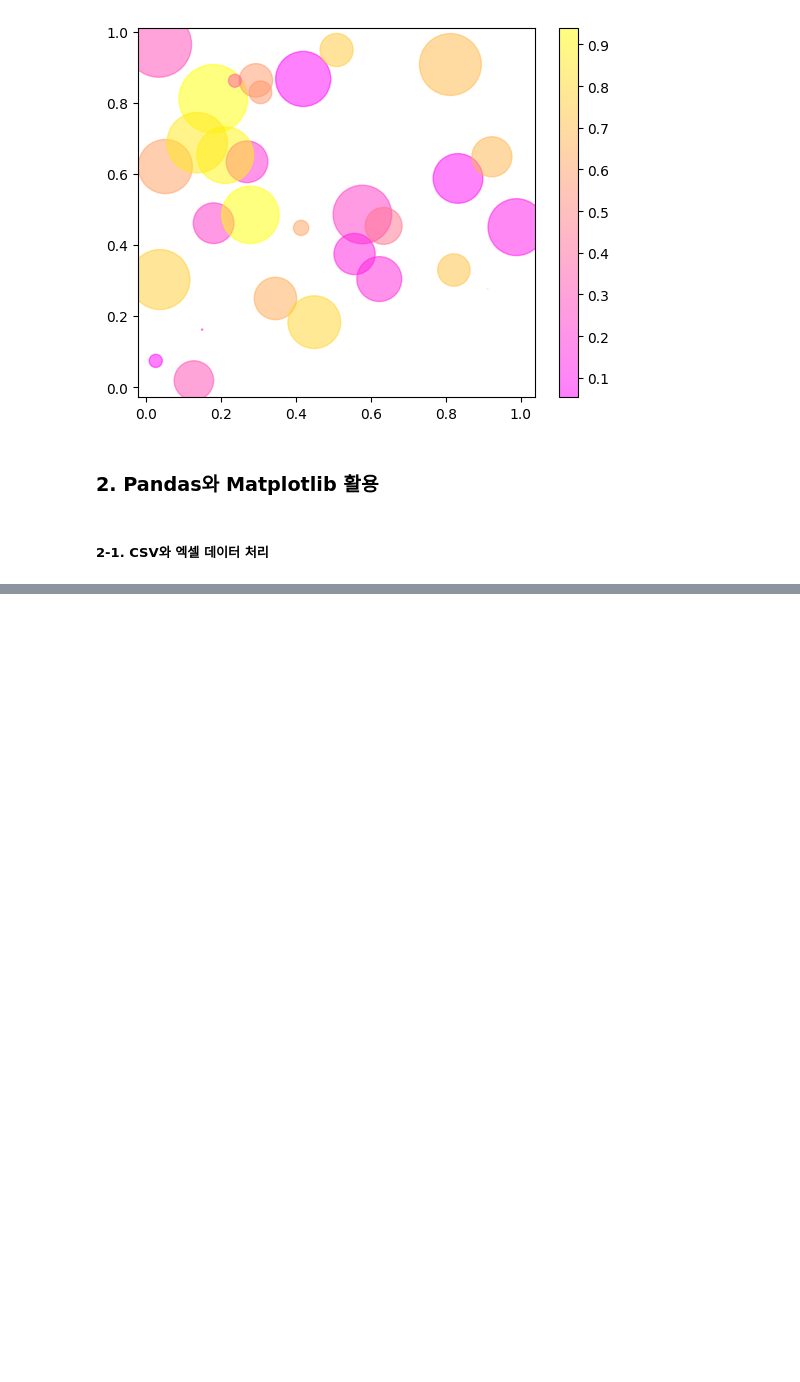
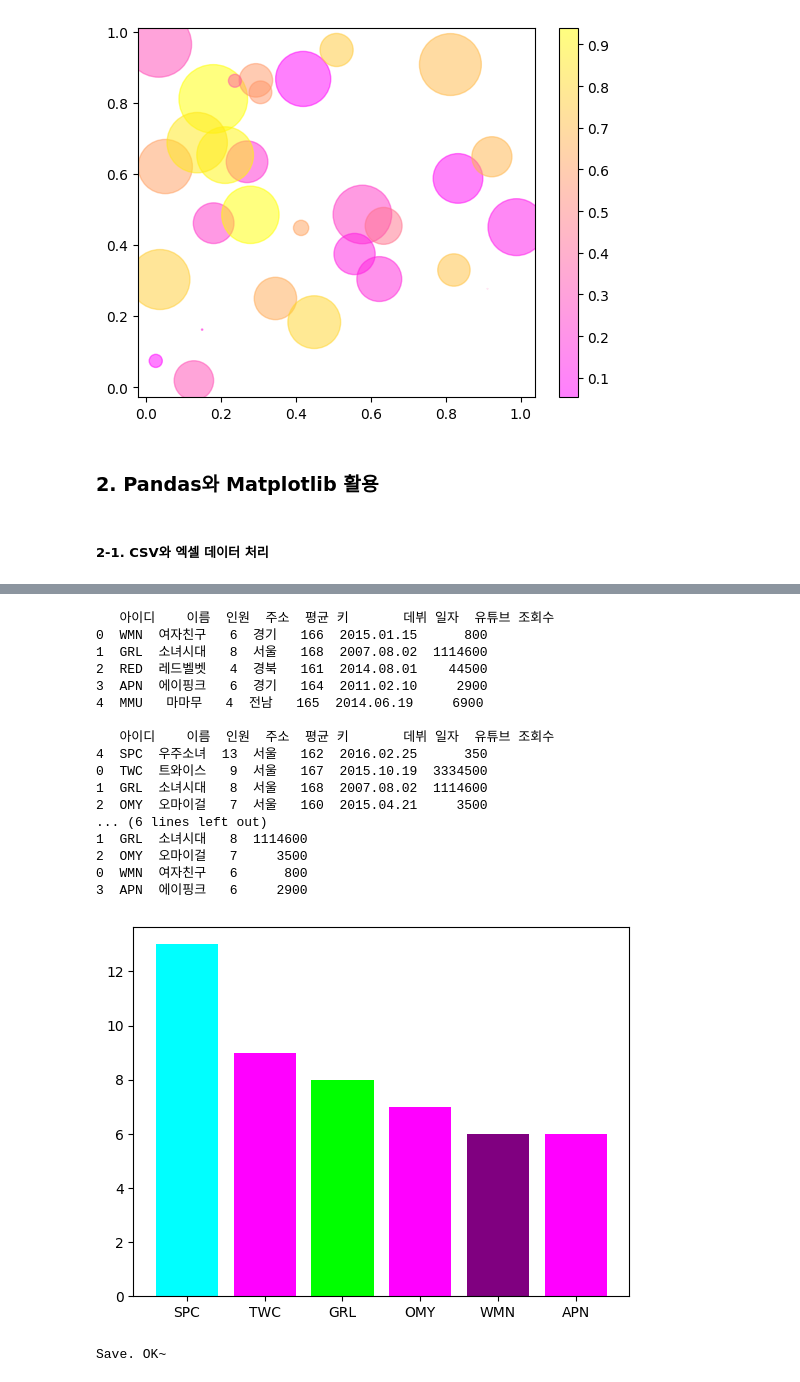
Before and after one commit to KimHyoJun99/LIKELION_AI, a Jupyter notebook: Data_TIL/Matplotlib/Matplotlib.ipynb, the cells around one changed output, grey strips where cells are left out. Saved outputs shown, nothing was run; the diff lists cells and outputs as text; code cells hidden in the pictures; blank space fills up the shorter version.

```diff
--- a/Data_TIL/Matplotlib/Matplotlib.ipynb
+++ b/Data_TIL/Matplotlib/Matplotlib.ipynb
@@ -102,0 +125,55 @@ plt.show()
+# %%
+# 엑셀 파일의 워크시트 여러 개를 읽어서 하나의 데이터프레임으로
+
+import pandas as pd
+import numpy as np
+import matplotlib.pyplot as plt
+
+inFilename = "C:\\Users\\jjjun_ii\\Documents\\GitHub\\LIKELION_AI\\Data_TIL\\Matplotlib\\data\\singer.xlsx"
+outFilename = "C:\\Users\\jjjun_ii\\Documents\\GitHub\\LIKELION_AI\\Data_TIL\\Matplotlib\\data\\singer_over6.xlsx"
+
+df = pd.read_excel(inFilename)
+print(df)  # 그냥 읽어오면 첫번째 시트만 저장됨
+print()
+df_senior = pd.read_excel(inFilename, "senior", index_col=None)  # 시트 이름 명시
+df_junior = pd.read_excel(inFilename, "junior", index_col=None)
+
+df_singer = pd.concat([df_senior, df_junior])
+df_singer_over6 = df_singer[df_singer["인원"]>=6]
+df_singer_over6 = df_singer_over6.sort_values(by=["인원"], axis=0, ascending=False)
+print(df_singer_over6)
+print()
+df_singer_over6 = df_singer_over6.loc[:, ["아이디", "이름", "인원", "유튜브 조회수"]]  # 모든 행, 리스트 내의 칼럼
+print(df_singer_over6)
+
+x_data = df_singer_over6["아이디"]
+y_data = df_singer_over6["인원"]
+colorAry = [np.random.choice(["red", "green", "blue", "brown", "gold", "lime",
+                              "aqua", "magenta", "purple"]) for _ in range(len(x_data))]
+plt.bar(x_data, y_data, color=colorAry)
+plt.show()
+
+writer = pd.ExcelWriter(outFilename)
+df_singer_over6.to_excel(writer, sheet_name="singer", index=False)
+writer.close()
+print("Save. OK~")
+# %% [output]
+   아이디    이름  인원  주소  평균 키       데뷔 일자  유튜브 조회수
+0  WMN  여자친구   6  경기   166  2015.01.15      800
+1  GRL  소녀시대   8  서울   168  2007.08.02  1114600
+2  RED  레드벨벳   4  경북   161  2014.08.01    44500
+3  APN  에이핑크   6  경기   164  2011.02.10     2900
+4  MMU   마마무   4  전남   165  2014.06.19     6900
+
+   아이디    이름  인원  주소  평균 키       데뷔 일자  유튜브 조회수
+4  SPC  우주소녀  13  서울   162  2016.02.25      350
+0  TWC  트와이스   9  서울   167  2015.10.19  3334500
+1  GRL  소녀시대   8  서울   168  2007.08.02  1114600
+2  OMY  오마이걸   7  서울   160  2015.04.21     3500
+... (6 lines left out)
+1  GRL  소녀시대   8  1114600
+2  OMY  오마이걸   7     3500
+0  WMN  여자친구   6      800
+3  APN  에이핑크   6     2900
+[figure, added]
+Save. OK~
```
Also changed, not shown: parts of 4 cells of this notebook.
